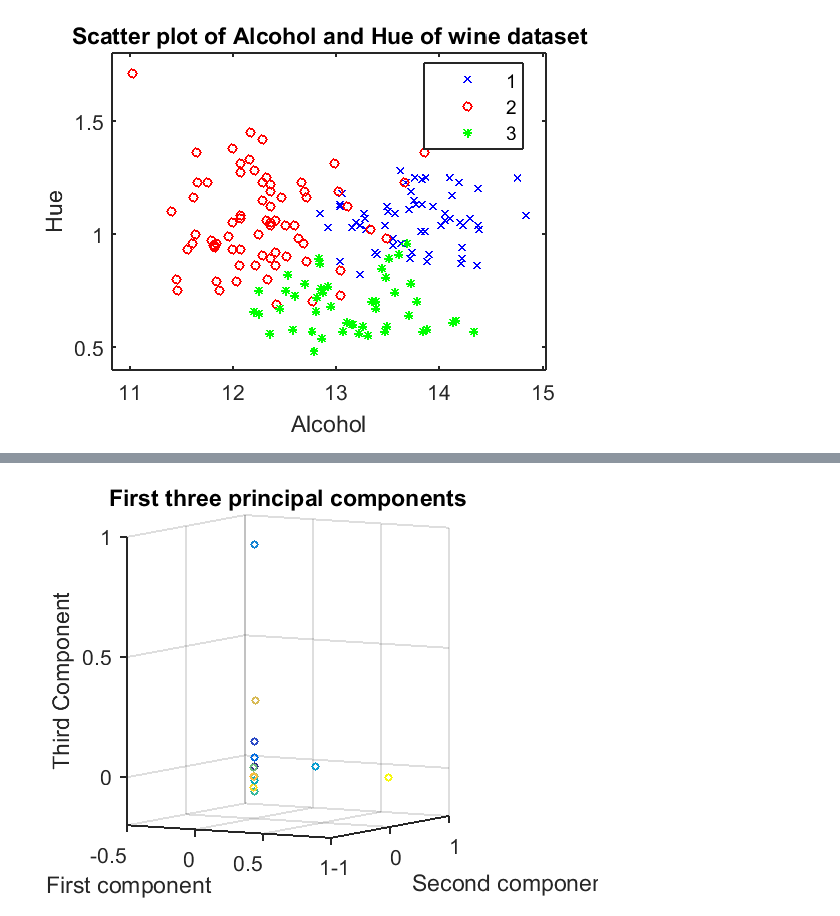
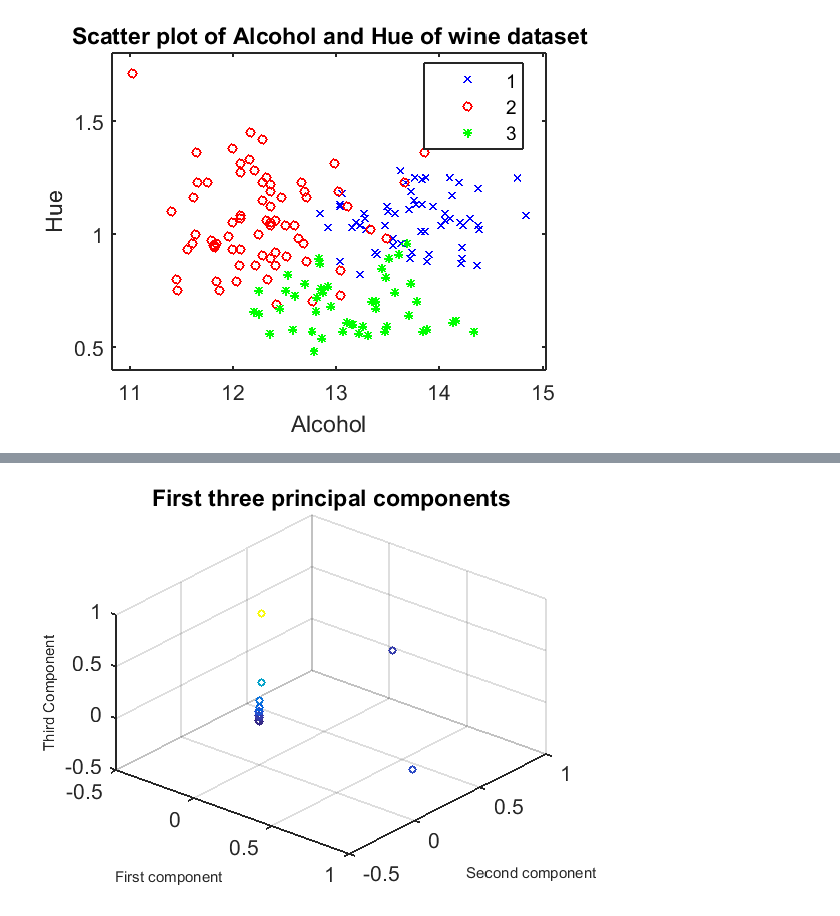
Before and after one commit to anishagartia/PCA-of-Wine-Dataset, a Jupyter notebook: HW0.ipynb, the cells around one changed output, grey strips where cells are left out. Saved outputs shown, nothing was run; the diff lists cells and outputs as text; code cells hidden in the pictures.

```diff
--- a/HW0.ipynb
+++ b/HW0.ipynb
@@ -72,14 +72,14 @@ title('Scatter plot of diluted wines and Color Intensity');
 # %%
 %--- Perform Principal component analysis and plot the first three components ---%
 pcacoeff = pca(wine(:,2:end));
 x = pcacoeff(:,1);
 y = pcacoeff(:,2);
 z = pcacoeff(:,3);
-scatter3(x,y,z,10,[1:13])
-xlabel('First component')
-ylabel('Second component')
-zlabel('Third Component')
+scatter3(x,y,z,10,z)
+xlabel('First component','FontSize',7)
+ylabel('Second component','FontSize',7)
+zlabel('Third Component','FontSize',7)
 title('First three principal components')
-view(30,5)
+view(40,40)
 # %% [output]
-[figure, old version]
+[figure, new version]
```
Also changed, not shown: parts of 2 cells of this notebook, 3 other files.
